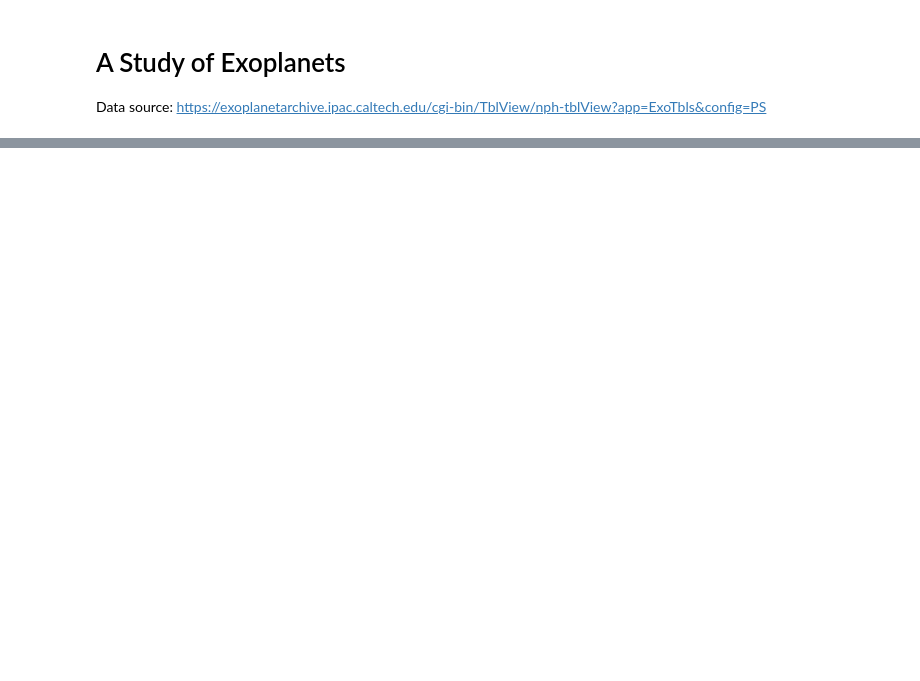
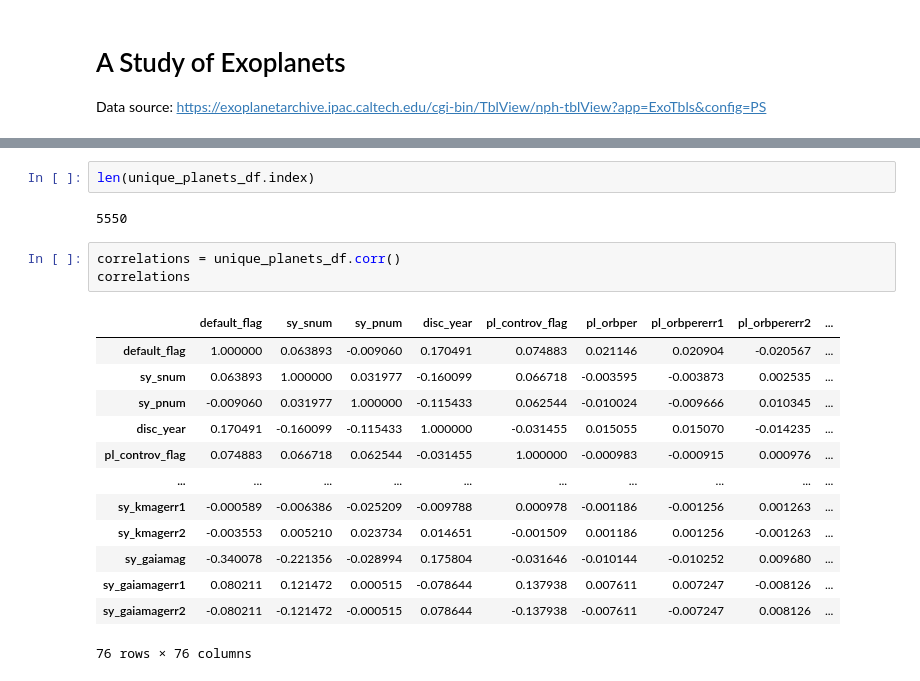
Before and after one commit to joncoe/exoplanet-discovery-CKS149, a Jupyter notebook: Exoplanet Study.ipynb, the cells around one changed output, grey strips where cells are left out. Cells and saved outputs as stored; diff of their text form; blank space fills up the shorter version.

```diff
--- a/Exoplanet Study.ipynb
+++ b/Exoplanet Study.ipynb
@@ -25,0 +57,21 @@ exoplanets
+# %%
+len(unique_planets_df.index)
+# %% [output]
+5550
+# %%
+correlations = unique_planets_df.corr()
+correlations
+# %% [output]
+|  | default_flag | sy_snum | sy_pnum | disc_year | pl_controv_flag | pl_orbper | pl_orbpererr1 | pl_orbpererr2 | ... |
+| default_flag | 1.000000 | 0.063893 | -0.009060 | 0.170491 | 0.074883 | 0.021146 | 0.020904 | -0.020567 | ... |
+| sy_snum | 0.063893 | 1.000000 | 0.031977 | -0.160099 | 0.066718 | -0.003595 | -0.003873 | 0.002535 | ... |
+| sy_pnum | -0.009060 | 0.031977 | 1.000000 | -0.115433 | 0.062544 | -0.010024 | -0.009666 | 0.010345 | ... |
+| disc_year | 0.170491 | -0.160099 | -0.115433 | 1.000000 | -0.031455 | 0.015055 | 0.015070 | -0.014235 | ... |
+| pl_controv_flag | 0.074883 | 0.066718 | 0.062544 | -0.031455 | 1.000000 | -0.000983 | -0.000915 | 0.000976 | ... |
+| ... | ... | ... | ... | ... | ... | ... | ... | ... | ... |
+| sy_kmagerr1 | -0.000589 | -0.006386 | -0.025209 | -0.009788 | 0.000978 | -0.001186 | -0.001256 | 0.001263 | ... |
+| sy_kmagerr2 | -0.003553 | 0.005210 | 0.023734 | 0.014651 | -0.001509 | 0.001186 | 0.001256 | -0.001263 | ... |
+| sy_gaiamag | -0.340078 | -0.221356 | -0.028994 | 0.175804 | -0.031646 | -0.010144 | -0.010252 | 0.009680 | ... |
+| sy_gaiamagerr1 | 0.080211 | 0.121472 | 0.000515 | -0.078644 | 0.137938 | 0.007611 | 0.007247 | -0.008126 | ... |
+| sy_gaiamagerr2 | -0.080211 | -0.121472 | -0.000515 | 0.078644 | -0.137938 | -0.007611 | -0.007247 | 0.008126 | ... |
+76 rows × 76 columns
```
Also changed, not shown: parts of 6 cells of this notebook, 1 other file.
